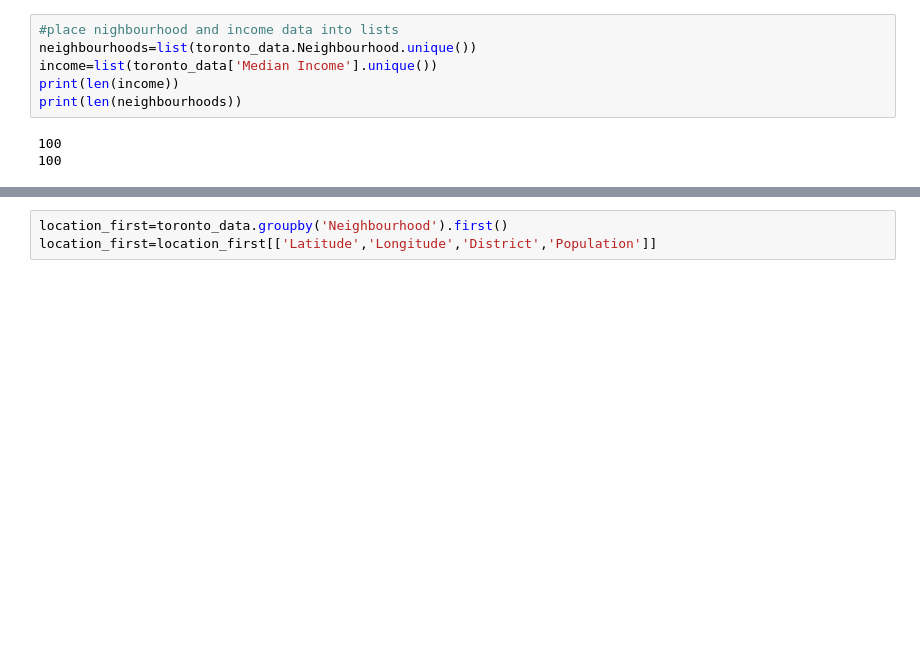
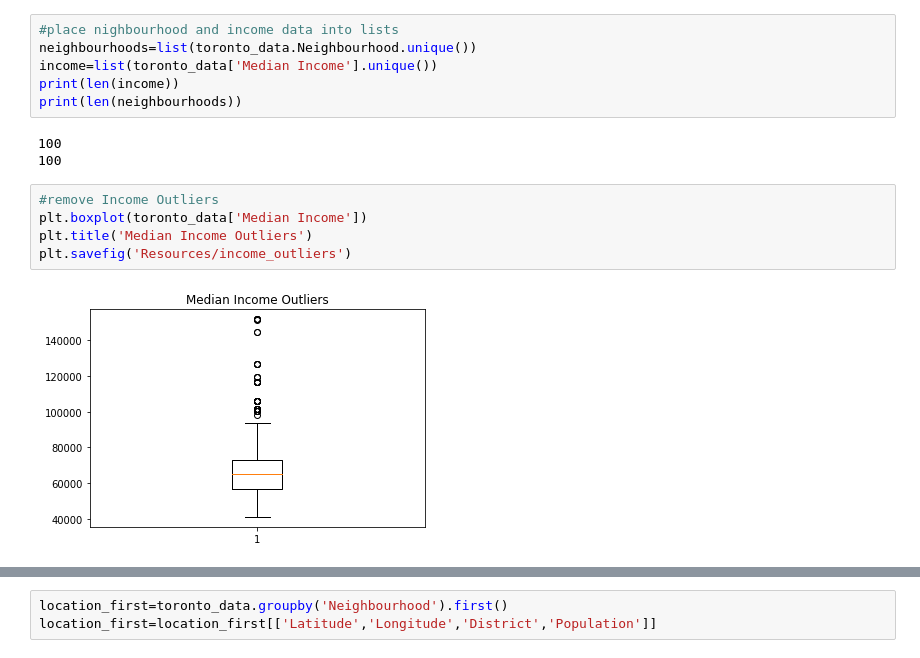
Before and after one commit to nupurgupta5292/SES-vs-Fatal-Road-Collisions, a Jupyter notebook: Toronto/toronto_neighbourhoods.ipynb, the cells around one changed output, grey strips where cells are left out. Drawn from its saved outputs; the diff is of its cells as text; blank space fills up the shorter version.

```diff
--- a/Toronto/toronto_neighbourhoods.ipynb
+++ b/Toronto/toronto_neighbourhoods.ipynb
@@ -67,3 +67,10 @@ print(len(neighbourhoods))
 # %% [output]
 100
 100
+# %%
+#remove Income Outliers
+plt.boxplot(toronto_data['Median Income'])
+plt.title('Median Income Outliers')
+plt.savefig('Resources/income_outliers')
+# %% [output]
+[figure, added]
```
Also changed, not shown: parts of 8 cells of this notebook, 9 other files.
